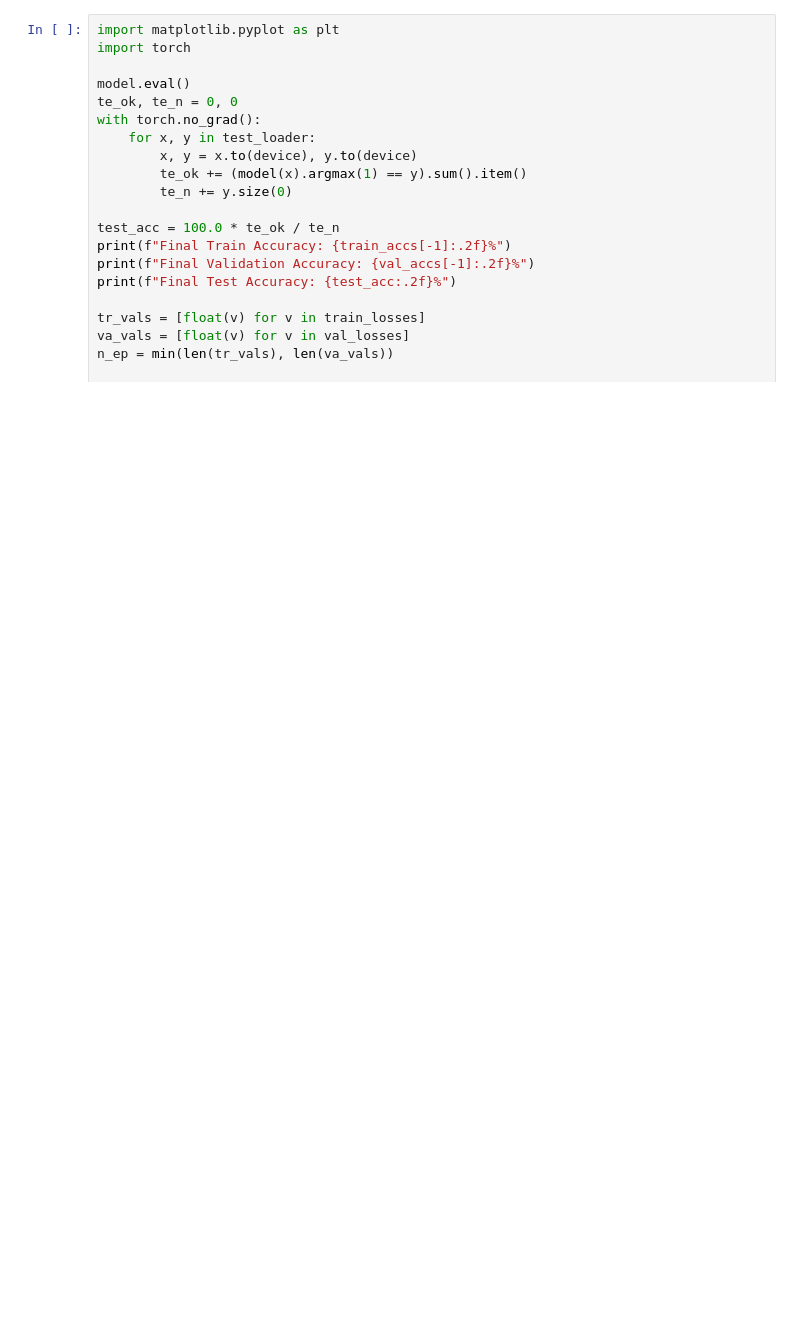
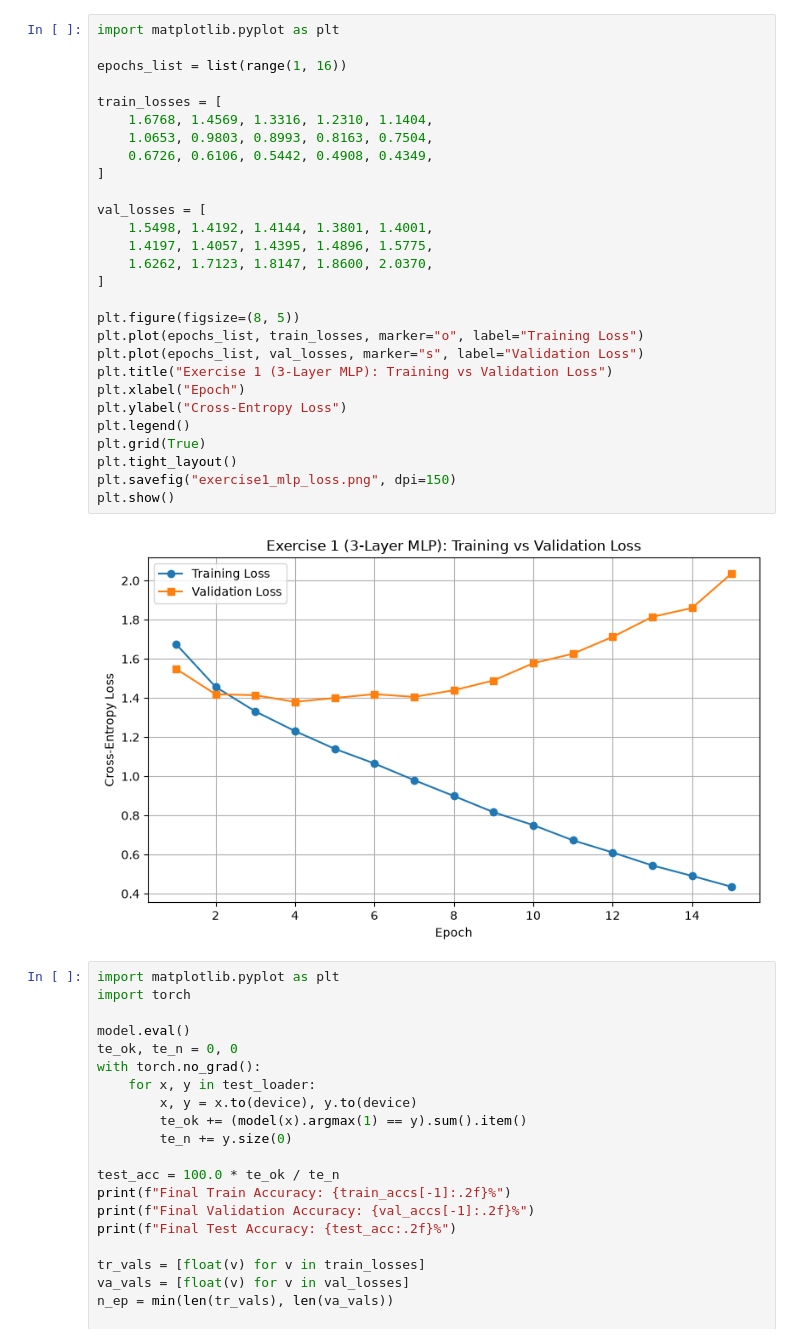
Before and after one commit to rbjcjayalath/PUSL3123_AI-ML_group_20, a Jupyter notebook: Exercise_1_MLP.ipynb, the cells around one changed output. Drawn from its saved outputs; the diff is of its cells as text; blank space fills up the shorter version.

Commit message:
Update Exercise 1 MLP notebook and loss plot

```diff
--- a/Exercise_1_MLP.ipynb
+++ b/Exercise_1_MLP.ipynb
@@ -192,3 +171,33 @@ Final Test Accuracy: 52.12%
+# %%
+import matplotlib.pyplot as plt
+
+epochs_list = list(range(1, 16))
+
+train_losses = [
+    1.6768, 1.4569, 1.3316, 1.2310, 1.1404,
+    1.0653, 0.9803, 0.8993, 0.8163, 0.7504,
+    0.6726, 0.6106, 0.5442, 0.4908, 0.4349,
+]
+
+val_losses = [
+    1.5498, 1.4192, 1.4144, 1.3801, 1.4001,
+    1.4197, 1.4057, 1.4395, 1.4896, 1.5775,
+    1.6262, 1.7123, 1.8147, 1.8600, 2.0370,
+]
+
+plt.figure(figsize=(8, 5))
+plt.plot(epochs_list, train_losses, marker="o", label="Training Loss")
+plt.plot(epochs_list, val_losses, marker="s", label="Validation Loss")
+plt.title("Exercise 1 (3-Layer MLP): Training vs Validation Loss")
+plt.xlabel("Epoch")
+plt.ylabel("Cross-Entropy Loss")
+plt.legend()
+plt.grid(True)
+plt.tight_layout()
+plt.savefig("exercise1_mlp_loss.png", dpi=150)
+plt.show()
+# %% [output]
+[figure, added]
 # %%
 import matplotlib.pyplot as plt
 import torch
```
Also changed, not shown: parts of 6 cells of this notebook, 1 other file.
